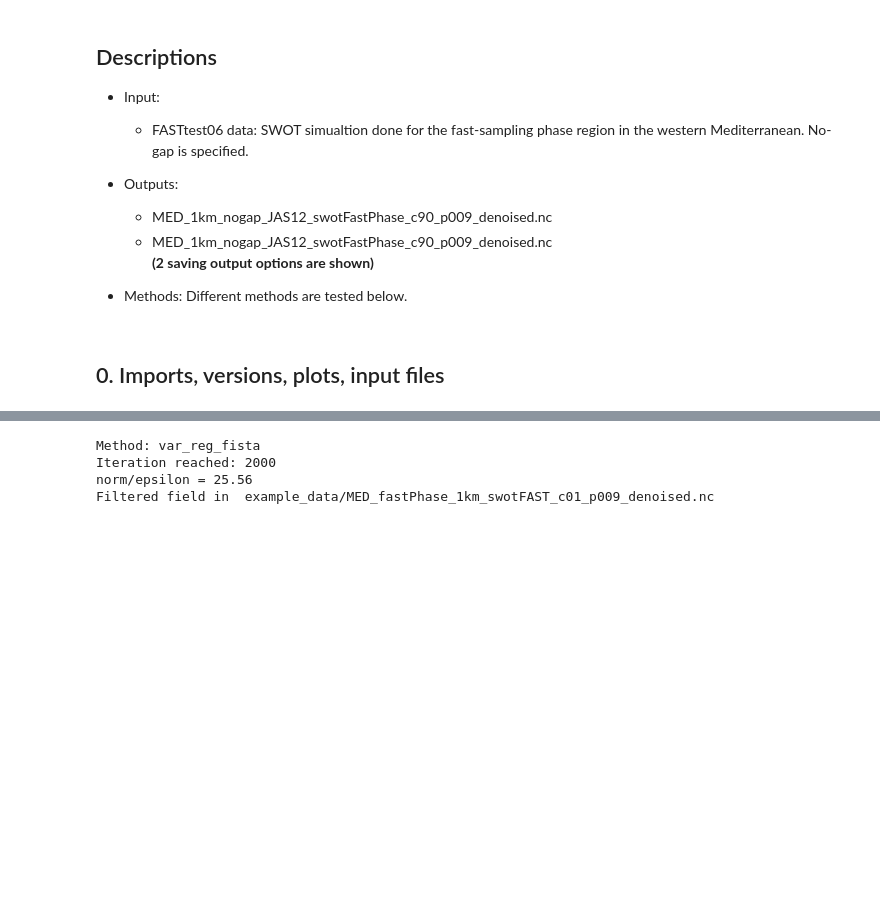
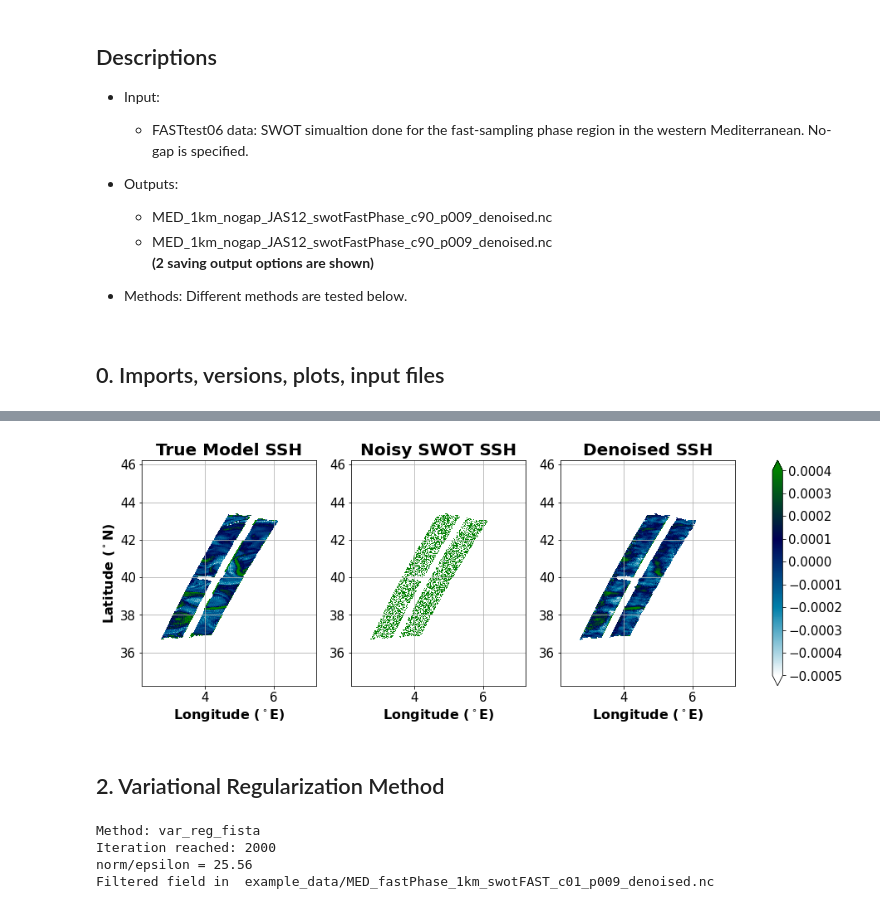
Before and after one commit to meom-group/SWOTmodule, a Jupyter notebook: discover-SWOTmodule.ipynb, the cells around one changed output, grey strips where cells are left out. Saved outputs shown, nothing was run; the diff lists cells and outputs as text; code cells hidden in the pictures; blank space fills up the shorter version.

```diff
--- a/discover-SWOTmodule.ipynb
+++ b/discover-SWOTmodule.ipynb
@@ -95,0 +295,2 @@ output_filename = 'None'
+# %%
+Lap_ssh_denoised, lon, lat, x_ac, time = swotd.read_data(filedir +'MED_fastPhase_1km_swotFAST_c01_p009.nc_denoised_LapSSH_6_1.4.nc', 'SSH', 'lon', 'lat', 'x_ac', 'time')
@@ -96,3 +299,37 @@ output_filename = 'None'
+# %%
+DenoisLap, SWOTLap, ModelLap = swotd.laplacian(Lap_ssh_denoised), swotd.laplacian(ssh_obs), swotd.laplacian(ssh_model)
+# %%
+vmin = -0.0005
+vmax = 0.0004
+
+plt.figure(figsize=(16,5))
+ax1 = plt.subplot(1,3,1)
+LapSSHplot(ModelLap)
+plt.grid()
+plt.title('True Model SSH', fontweight = 'bold', fontsize=20)
+plt.ylabel(r'Latitude (${^\circ}$N)', fontweight = 'bold', fontsize=16)
+
+ax2 = plt.subplot(1,3,2)
+LapSSHplot(SWOTLap)
+plt.grid()
+plt.title('Noisy SWOT SSH', fontweight = 'bold', fontsize=20)
+
+ax3 = plt.subplot(1,3,3)
+LapSSHplot(DenoisLap)
+plt.grid()
+plt.title('Denoised SSH', fontweight = 'bold', fontsize=20)
+#plt.suptitle('LAPLACIAN FIELD', fontsize=16, fontweight = 'bold')
+
+axlist = [ax1,ax2,ax3]
+cbar=plt.colorbar(ax=axlist, extend = 'both')
+tick_font_size = 15
+cbar.ax.tick_params(labelsize=tick_font_size)
+
+#plt.savefig('SwotLap1.png', bbox_inches='tight', pad_inches=0) # Just uncomment if you are happy with the image and want to save it
+# %% [output]
+[figure, added]
+# %% [markdown]
+## 2. Variational Regularization Method
 # %%
 swotd.SWOTdenoise(filename, output_filename)
 # %% [output]
```
Also changed, not shown: parts of 51 cells of this notebook, 1 other file.
